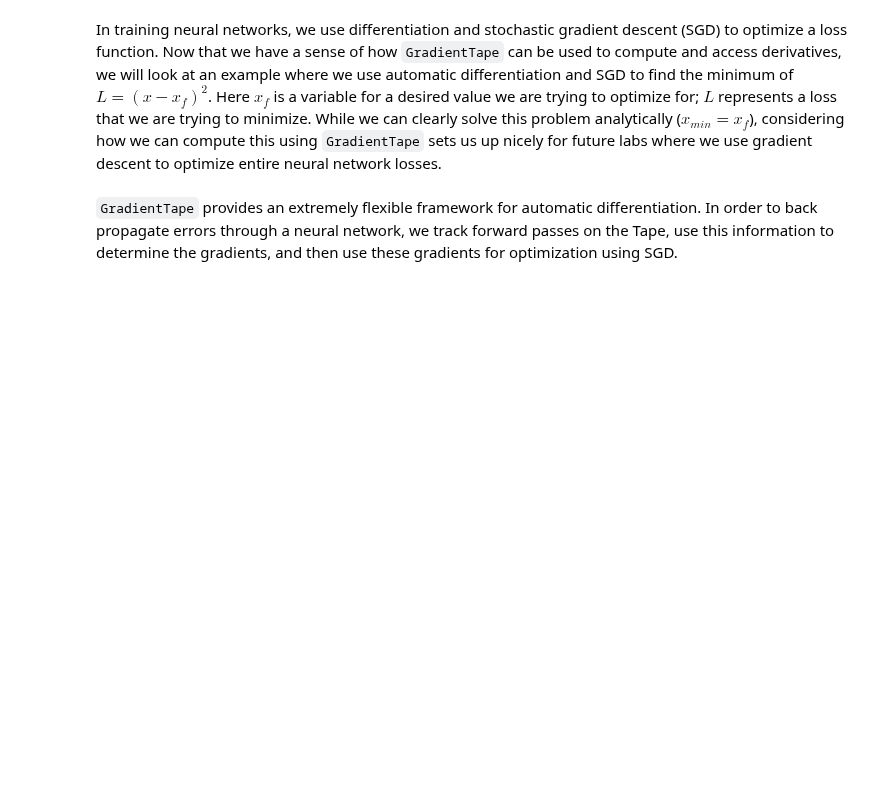
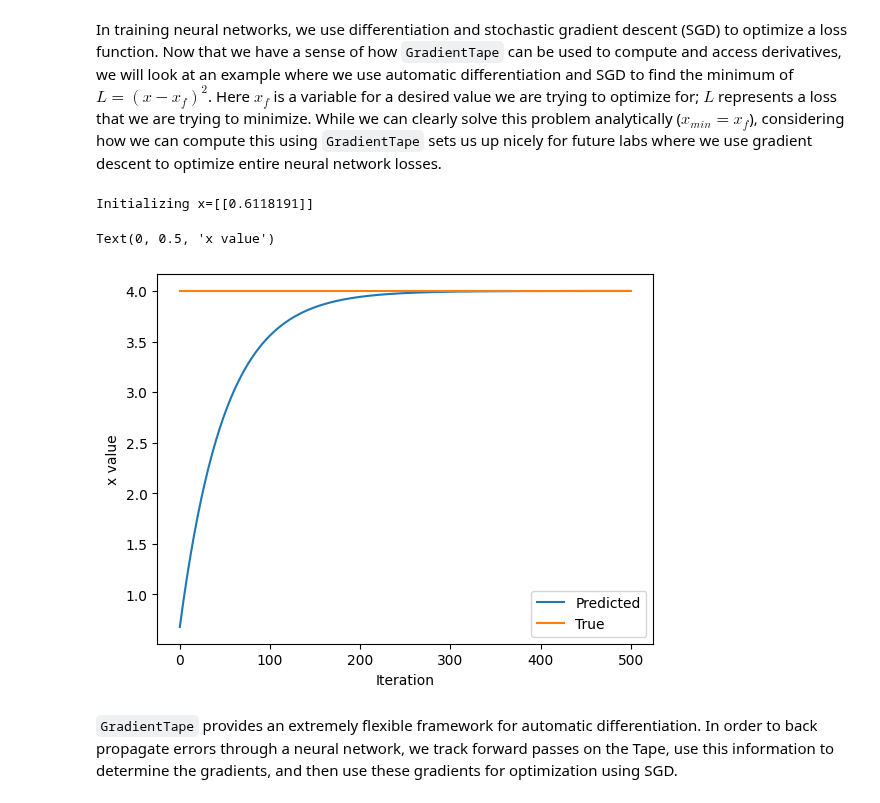
Before and after one commit to NoahGruenert/MIT-Deep-Learning-Intro, a Jupyter notebook: lab1/TF_Part1_Intro.ipynb, the cells around one changed output. Saved outputs shown, nothing was run; the diff lists cells and outputs as text; code cells hidden in the pictures; blank space fills up the shorter version.

```diff
--- a/lab1/TF_Part1_Intro.ipynb
+++ b/lab1/TF_Part1_Intro.ipynb
@@ -346,33 +346,37 @@ In training neural networks, we use differentiation and stochastic gradient desc
 # %%
 ### Function minimization with automatic differentiation and SGD ###
 
 # Initialize a random value for our initial x
 x = tf.Variable([tf.random.normal([1])])
 print("Initializing x={}".format(x.numpy()))
 
 learning_rate = 1e-2 # learning rate for SGD
 history = []
 # Define the target value
 x_f = 4
 
 # We will run SGD for a number of iterations. At each iteration, we compute the loss,
 #   compute the derivative of the loss with respect to x, and perform the SGD update.
 for i in range(500):
   with tf.GradientTape() as tape:
     '''TODO: define the loss as described above'''
-    loss = # TODO
+    loss = pow((x - (x_f)),2)
 
   # loss minimization using gradient tape
   grad = tape.gradient(loss, x) # compute the derivative of the loss with respect to x
   new_x = x - learning_rate*grad # sgd update
   x.assign(new_x) # update the value of x
   history.append(x.numpy()[0])
 
 # Plot the evolution of x as we optimize towards x_f!
 plt.plot(history)
 plt.plot([0, 500],[x_f,x_f])
 plt.legend(('Predicted', 'True'))
 plt.xlabel('Iteration')
 plt.ylabel('x value')
+# %% [output]
+Initializing x=[[0.6118191]]
+Text(0, 0.5, 'x value')
+[figure, added]
 # %% [markdown]
 `GradientTape` provides an extremely flexible framework for automatic differentiation. In order to back propagate errors through a neural network, we track forward passes on the Tape, use this information to determine the gradients, and then use these gradients for optimization using SGD.
```
